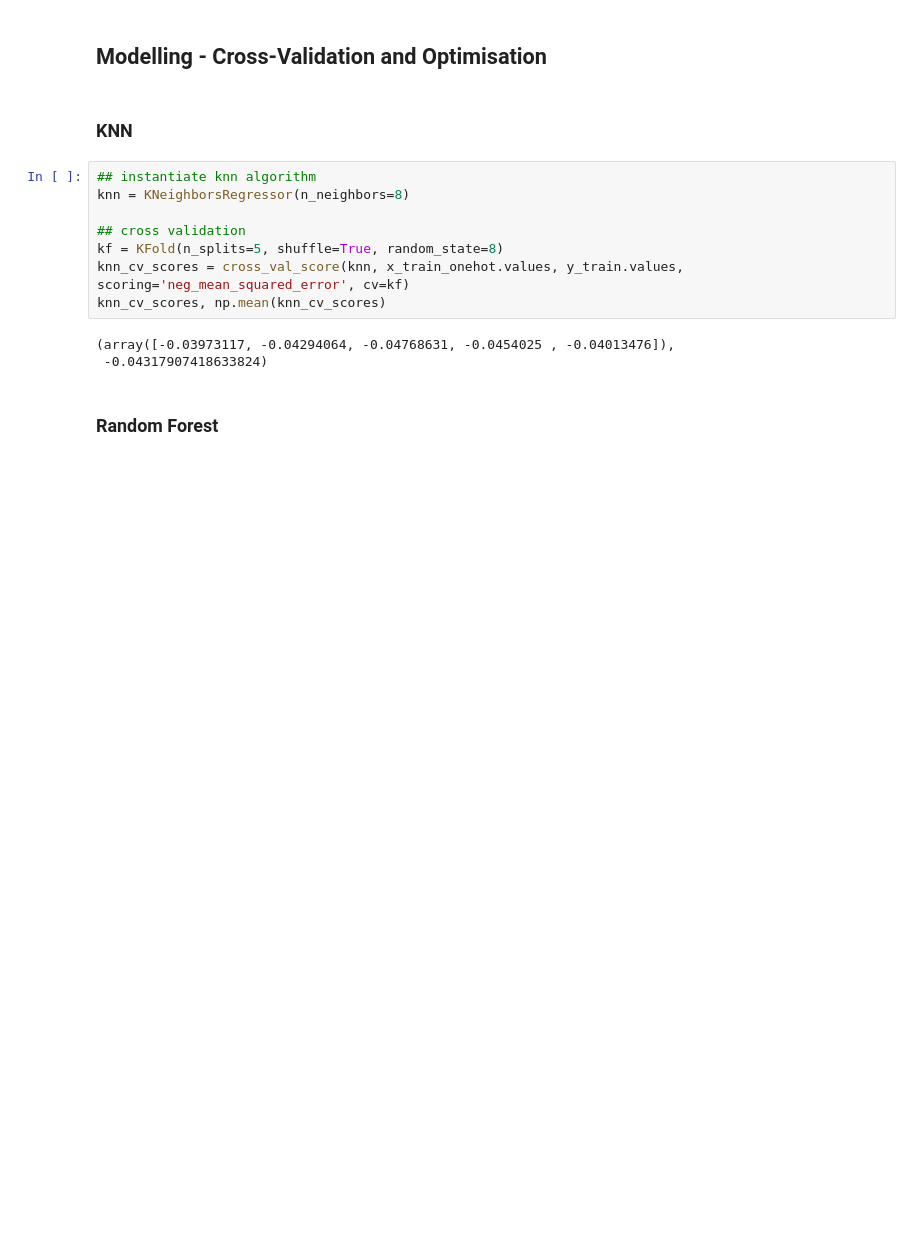
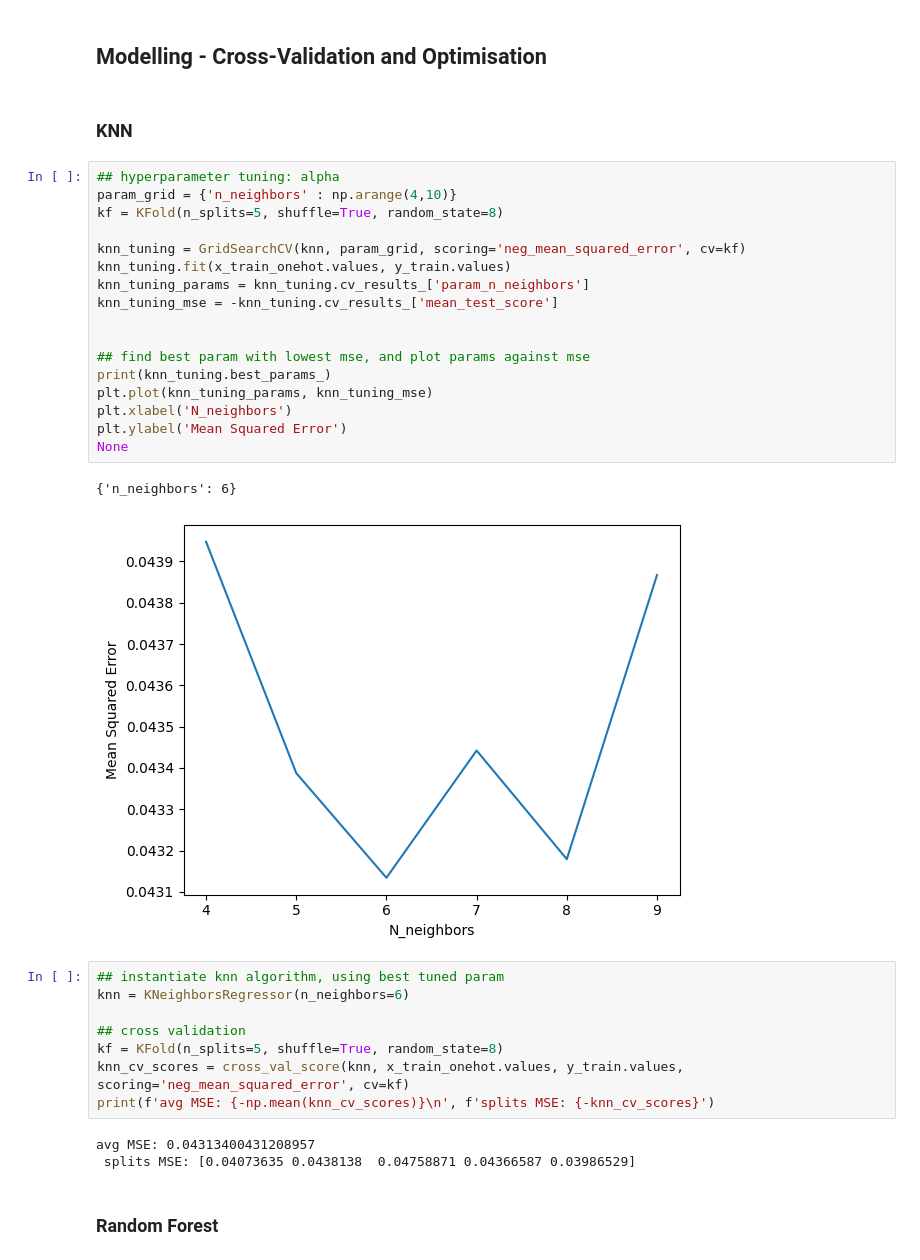
Before and after one commit to stephanie-yz/House-Prices, a Jupyter notebook: 03 Model Selection.ipynb, the cells around one changed output. Cells and saved outputs as stored; diff of their text form; blank space fills up the shorter version.

Commit message:
knn n_neighbors tuning

```diff
--- a/03 Model Selection.ipynb
+++ b/03 Model Selection.ipynb
@@ -69,17 +69,37 @@ x_train_onehot.columns.to_list()
 ## Modelling - Cross-Validation and Optimisation
 # %% [markdown]
 ### KNN
+# %%
+## hyperparameter tuning: alpha
+param_grid = {'n_neighbors' : np.arange(4,10)}
+kf = KFold(n_splits=5, shuffle=True, random_state=8)
+
+knn_tuning = GridSearchCV(knn, param_grid, scoring='neg_mean_squared_error', cv=kf)
+knn_tuning.fit(x_train_onehot.values, y_train.values)
+knn_tuning_params = knn_tuning.cv_results_['param_n_neighbors']
+knn_tuning_mse = -knn_tuning.cv_results_['mean_test_score']
+
+
+## find best param with lowest mse, and plot params against mse
+print(knn_tuning.best_params_)
+plt.plot(knn_tuning_params, knn_tuning_mse)
+plt.xlabel('N_neighbors')
+plt.ylabel('Mean Squared Error')
+None
+# %% [output]
+{'n_neighbors': 6}
+[figure, added]
 # %%
-## instantiate knn algorithm
-knn = KNeighborsRegressor(n_neighbors=8)
+## instantiate knn algorithm, using best tuned param
+knn = KNeighborsRegressor(n_neighbors=6)
 
 ## cross validation
 kf = KFold(n_splits=5, shuffle=True, random_state=8)
 knn_cv_scores = cross_val_score(knn, x_train_onehot.values, y_train.values, scoring='neg_mean_squared_error', cv=kf)
-knn_cv_scores, np.mean(knn_cv_scores)
+print(f'avg MSE: {-np.mean(knn_cv_scores)}\n', f'splits MSE: {-knn_cv_scores}')
 # %% [output]
-(array([-0.03973117, -0.04294064, -0.04768631, -0.0454025 , -0.04013476]),
- -0.04317907418633824)
+avg MSE: 0.04313400431208957
+ splits MSE: [0.04073635 0.0438138  0.04758871 0.04366587 0.03986529]
 # %% [markdown]
 ### Random Forest
 # %%
```
Also changed, not shown: parts of 2 cells of this notebook.
